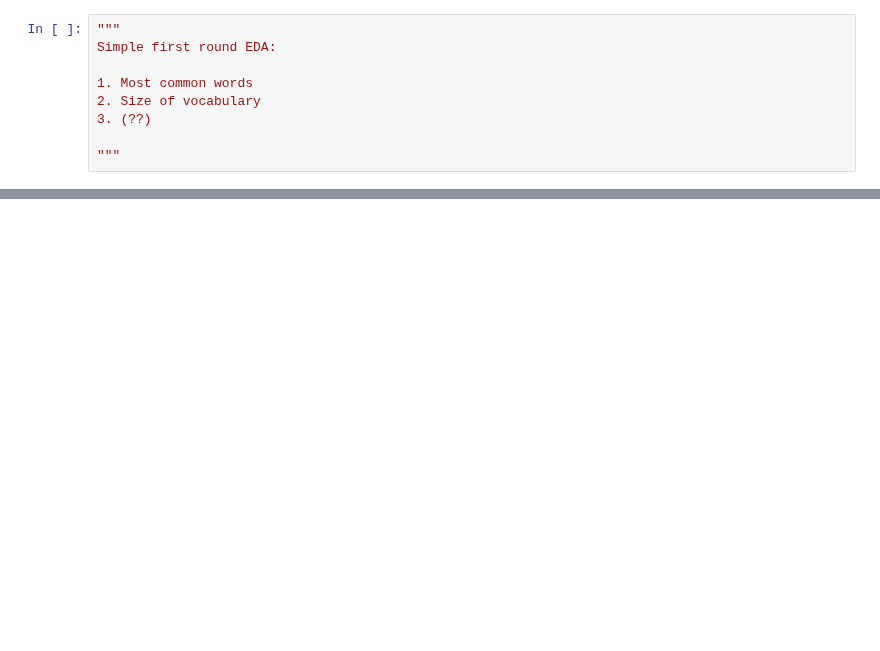
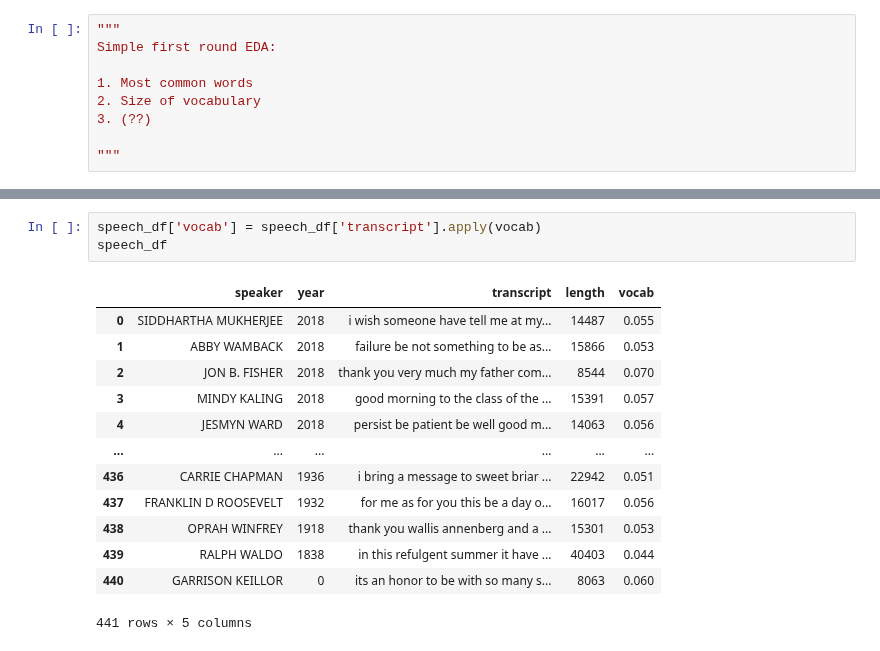
Before and after one commit to katiehuang1221/NLP-Analysis-On-Motivational-Speeches, a Jupyter notebook: notebook/04_EDA.ipynb, the cells around one changed output, grey strips where cells are left out. Drawn from its saved outputs; the diff is of its cells as text; blank space fills up the shorter version.

```diff
--- a/notebook/04_EDA.ipynb
+++ b/notebook/04_EDA.ipynb
@@ -165,0 +134,17 @@ plt.show()
+# %%
+speech_df['vocab'] = speech_df['transcript'].apply(vocab)
+speech_df
+# %% [output]
+|  | speaker | year | transcript | length | vocab |
+| 0 | SIDDHARTHA MUKHERJEE | 2018 | i wish someone have tell me at my... | 14487 | 0.055 |
+| 1 | ABBY WAMBACK | 2018 | failure be not something to be as... | 15866 | 0.053 |
+| 2 | JON B. FISHER | 2018 | thank you very much my father com... | 8544 | 0.070 |
+| 3 | MINDY KALING | 2018 | good morning to the class of the ... | 15391 | 0.057 |
+| 4 | JESMYN WARD | 2018 | persist be patient be well good m... | 14063 | 0.056 |
+| ... | ... | ... | ... | ... | ... |
+| 436 | CARRIE CHAPMAN | 1936 | i bring a message to sweet briar ... | 22942 | 0.051 |
+| 437 | FRANKLIN D ROOSEVELT | 1932 | for me as for you this be a day o... | 16017 | 0.056 |
+| 438 | OPRAH WINFREY | 1918 | thank you wallis annenberg and a ... | 15301 | 0.053 |
+| 439 | RALPH WALDO | 1838 | in this refulgent summer it have ... | 40403 | 0.044 |
+| 440 | GARRISON KEILLOR | 0 | its an honor to be with so many s... | 8063 | 0.060 |
+441 rows × 5 columns
```
Also changed, not shown: parts of 17 cells of this notebook, 1 other file.
